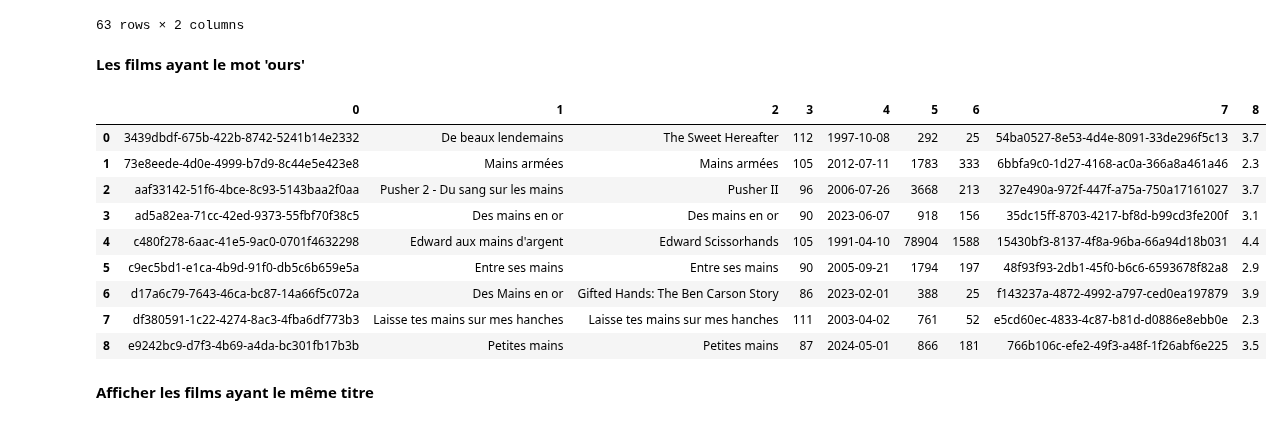
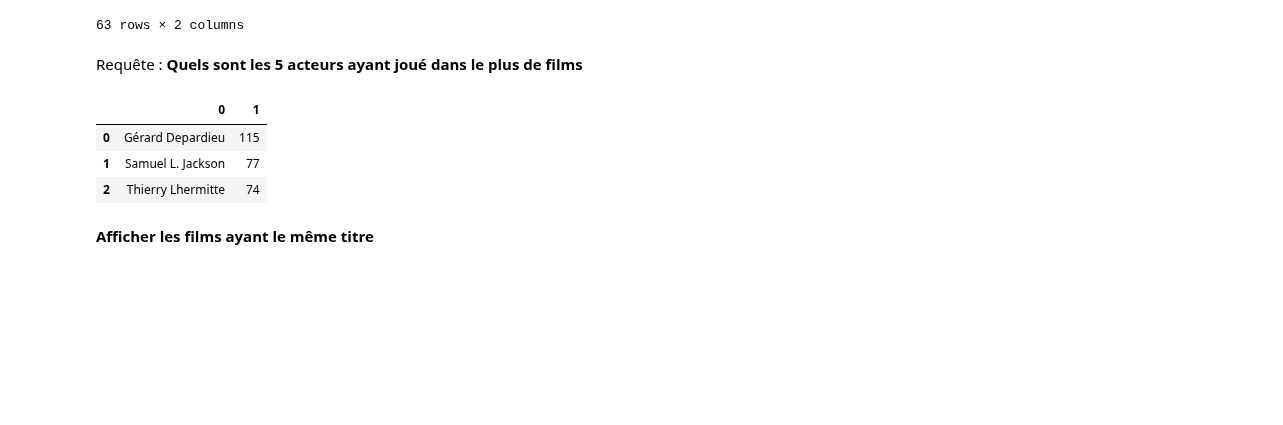
Before and after one commit to Franck-LF/projectBlock1, a Jupyter notebook: DBmovies.ipynb, the cells around one changed output. Cells and saved outputs as stored; diff of their text form; code cells hidden in the pictures; blank space fills up the shorter version.

```diff
--- a/DBmovies.ipynb
+++ b/DBmovies.ipynb
@@ -709,28 +709,25 @@ df
 | 61 | 77 | 1 |
 | 62 | 115 | 1 |
 63 rows × 2 columns
-# %% [markdown]
-**Les films ayant le mot 'ours'**
+# %% [markdown]
+Requête : **Quels sont les 5 acteurs ayant joué dans le plus de films**
 # %%
-query = (""" \
-SELECT * \
-FROM movies \
-WHERE title LIKE "%mains%";""")
+query = (" \
+SELECT a.actor_name, COUNT(*) \
+FROM movies AS m \
+JOIN actor_movie AS am ON am.movie_id = m.movie_id \
+JOIN actors AS a ON a.actor_id = am.actor_id \
+GROUP BY a.actor_name \
+HAVING COUNT(*) > 70;")
 cursor.execute(query)
 result = cursor.fetchall()
 df = pd.DataFrame(result)
 df
 # %% [output]
-|  | 0 | 1 | 2 | 3 | 4 | 5 | 6 | 7 | 8 |
-| 0 | 3439dbdf-675b-422b-8742-5241b14e2332 | De beaux lendemains | The Sweet Hereafter | 112 | 1997-10-08 | 292 | 25 | 54ba0527-8e53-4d4e-8091-33de296f5c13 | 3.7 |
-| 1 | 73e8eede-4d0e-4999-b7d9-8c44e5e423e8 | Mains armées | Mains armées | 105 | 2012-07-11 | 1783 | 333 | 6bbfa9c0-1d27-4168-ac0a-366a8a461a46 | 2.3 |
-| 2 | aaf33142-51f6-4bce-8c93-5143baa2f0aa | Pusher 2 - Du sang sur les mains | Pusher II | 96 | 2006-07-26 | 3668 | 213 | 327e490a-972f-447f-a75a-750a17161027 | 3.7 |
-| 3 | ad5a82ea-71cc-42ed-9373-55fbf70f38c5 | Des mains en or | Des mains en or | 90 | 2023-06-07 | 918 | 156 | 35dc15ff-8703-4217-bf8d-b99cd3fe200f | 3.1 |
-| 4 | c480f278-6aac-41e5-9ac0-0701f4632298 | Edward aux mains d'argent | Edward Scissorhands | 105 | 1991-04-10 | 78904 | 1588 | 15430bf3-8137-4f8a-96ba-66a94d18b031 | 4.4 |
-| 5 | c9ec5bd1-e1ca-4b9d-91f0-db5c6b659e5a | Entre ses mains | Entre ses mains | 90 | 2005-09-21 | 1794 | 197 | 48f93f93-2db1-45f0-b6c6-6593678f82a8 | 2.9 |
-| 6 | d17a6c79-7643-46ca-bc87-14a66f5c072a | Des Mains en or | Gifted Hands: The Ben Carson Story | 86 | 2023-02-01 | 388 | 25 | f143237a-4872-4992-a797-ced0ea197879 | 3.9 |
-| 7 | df380591-1c22-4274-8ac3-4fba6df773b3 | Laisse tes mains sur mes hanches | Laisse tes mains sur mes hanches | 111 | 2003-04-02 | 761 | 52 | e5cd60ec-4833-4c87-b81d-d0886e8ebb0e | 2.3 |
-| 8 | e9242bc9-d7f3-4b69-a4da-bc301fb17b3b | Petites mains | Petites mains | 87 | 2024-05-01 | 866 | 181 | 766b106c-efe2-49f3-a48f-1f26abf6e225 | 3.5 |
+|  | 0 | 1 |
+| 0 | Gérard Depardieu | 115 |
+| 1 | Samuel L. Jackson | 77 |
+| 2 | Thierry Lhermitte | 74 |
 # %% [markdown]
 **Afficher les films ayant le même titre**
 # %%
```
Also changed, not shown: parts of 9 cells of this notebook.
